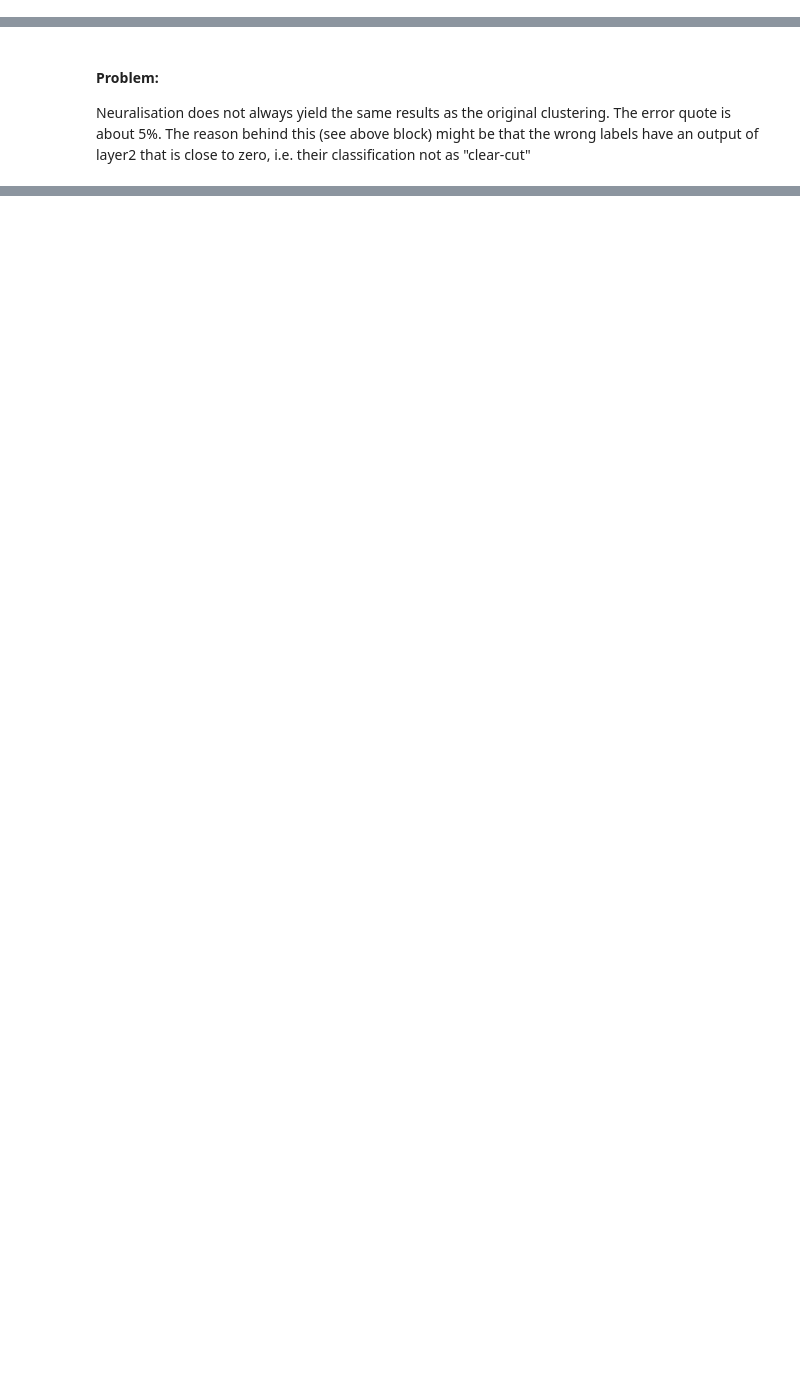
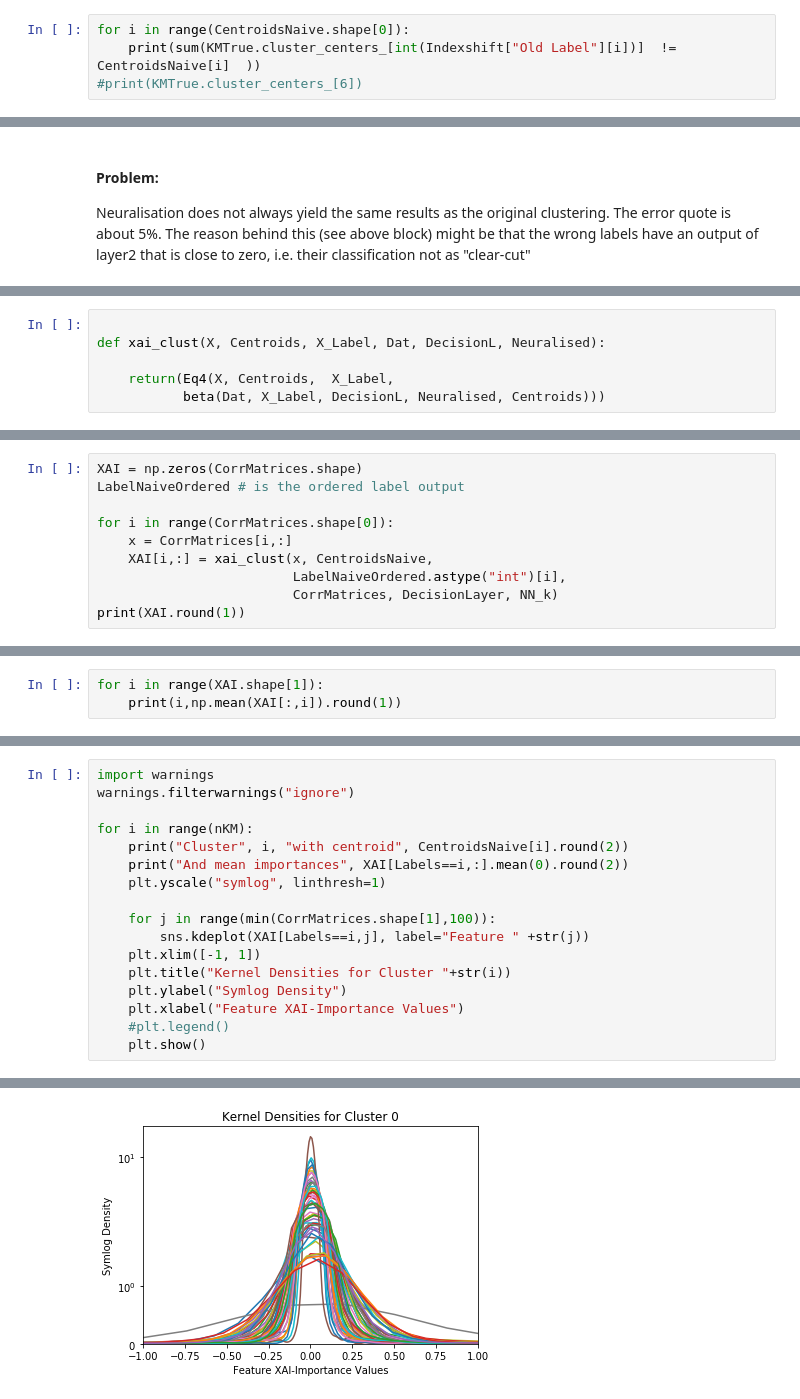
Before and after one commit to TobiasW1891/Finance, a Jupyter notebook: Hierarchichal Clustering Sector Data.ipynb, the cells around one changed output, grey strips where cells are left out. Saved outputs shown, nothing was run; the diff lists cells and outputs as text; blank space fills up the shorter version.

```diff
--- a/Hierarchichal Clustering Sector Data.ipynb
+++ b/Hierarchichal Clustering Sector Data.ipynb
@@ -278,0 +348,4 @@ print(Centroids[0].shape)
+# %%
+for i in range(CentroidsNaive.shape[0]):
+    print(sum(KMTrue.cluster_centers_[int(Indexshift["Old Label"][i])]  != CentroidsNaive[i]  ))
+#print(KMTrue.cluster_centers_[6])
@@ -408,0 +650,6 @@ array([3., 3., 3., 3., 3., 3., 3., 3., 3., 3., 3., 3., 3., 3., 3., 3., 3.,
+# %%
+
+def xai_clust(X, Centroids, X_Label, Dat, DecisionL, Neuralised):
+
+    return(Eq4(X, Centroids,  X_Label,
+           beta(Dat, X_Label, DecisionL, Neuralised, Centroids)))
@@ -408,0 +668,10 @@ array([3., 3., 3., 3., 3., 3., 3., 3., 3., 3., 3., 3., 3., 3., 3., 3., 3.,
+# %%
+XAI = np.zeros(CorrMatrices.shape)
+LabelNaiveOrdered # is the ordered label output
+
+for i in range(CorrMatrices.shape[0]):
+    x = CorrMatrices[i,:]
+    XAI[i,:] = xai_clust(x, CentroidsNaive,
+                         LabelNaiveOrdered.astype("int")[i],
+                         CorrMatrices, DecisionLayer, NN_k)
+print(XAI.round(1))
@@ -408,0 +686,3 @@ array([3., 3., 3., 3., 3., 3., 3., 3., 3., 3., 3., 3., 3., 3., 3., 3., 3.,
+# %%
+for i in range(XAI.shape[1]):
+    print(i,np.mean(XAI[:,i]).round(1))
@@ -408,0 +707,18 @@ array([3., 3., 3., 3., 3., 3., 3., 3., 3., 3., 3., 3., 3., 3., 3., 3., 3.,
+# %%
+import warnings
+warnings.filterwarnings("ignore")
+
+for i in range(nKM):
+    print("Cluster", i, "with centroid", CentroidsNaive[i].round(2))
+    print("And mean importances", XAI[Labels==i,:].mean(0).round(2))
+    plt.yscale("symlog", linthresh=1)
+
+    for j in range(min(CorrMatrices.shape[1],100)):
+        sns.kdeplot(XAI[Labels==i,j], label="Feature " +str(j))
+    plt.xlim([-1, 1])
+    plt.title("Kernel Densities for Cluster "+str(i))
+    plt.ylabel("Symlog Density")
+    plt.xlabel("Feature XAI-Importance Values")
+    #plt.legend()
+    plt.show()
+# %% [output]
@@ -408,0 +734 @@ array([3., 3., 3., 3., 3., 3., 3., 3., 3., 3., 3., 3., 3., 3., 3., 3., 3.,
+[figure, added]
```
Also changed, not shown: parts of 47 cells of this notebook.
